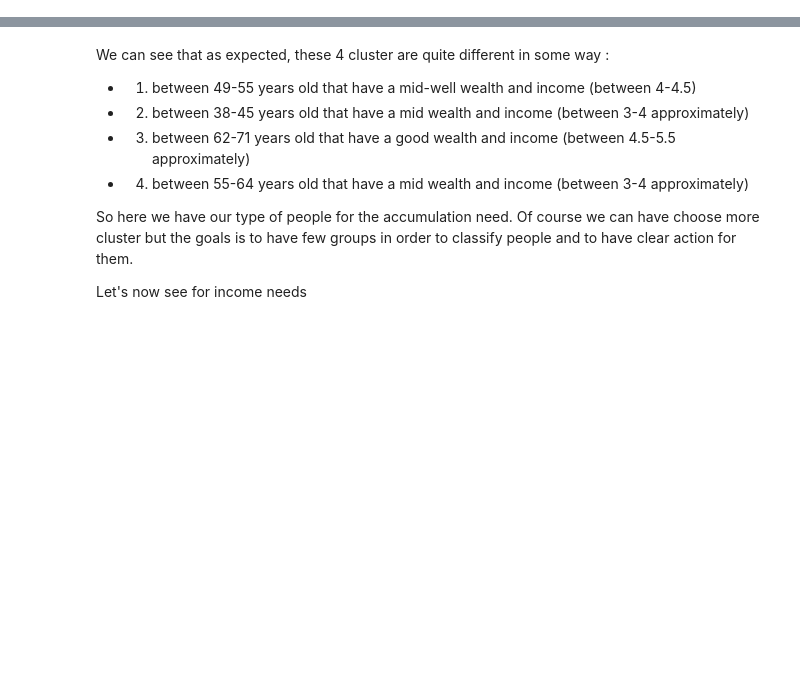
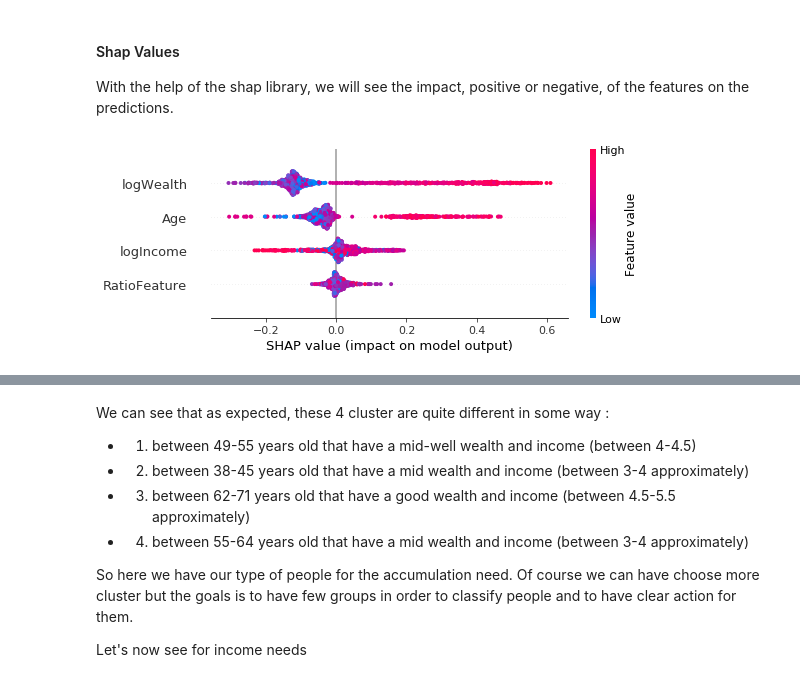
Before and after one commit to Emmalito/ML_BC2, a Jupyter notebook: notebook/4_Interpretability.ipynb, the cells around one changed output, grey strips where cells are left out. Drawn from its saved outputs; the diff is of its cells as text; code cells hidden in the pictures; blank space fills up the shorter version.

```diff
--- a/notebook/4_Interpretability.ipynb
+++ b/notebook/4_Interpretability.ipynb
@@ -293,0 +36,11 @@ boxplot_cluster(distrib)
+# %%
+# first we recup our data, models and target
+%store -r X_test
+%store -r Inc_test
+%store -r Acc_test
+
+#Load the model
+%store -r modIncome
+%store -r modAccumulation
+
+columns = ["Age", "RatioFeature", "logIncome", "logWealth"]
@@ -293,0 +106,11 @@ boxplot_cluster(distrib)
+# %% [markdown]
+#### Shap Values
+
+With the help of the shap library, we will see the impact, positive or negative, of the features on the predictions.
+# %%
+# Shape values for Income Investment
+explainerRF = shap.TreeExplainer(modIncome)
+shapValuesRF = explainerRF.shap_values(X_test)
+shap.summary_plot(shapValuesRF[1], X_test, feature_names=columns)
+# %% [output]
+[figure, added]
```
Also changed, not shown: parts of 55 cells of this notebook, 1 other file.
